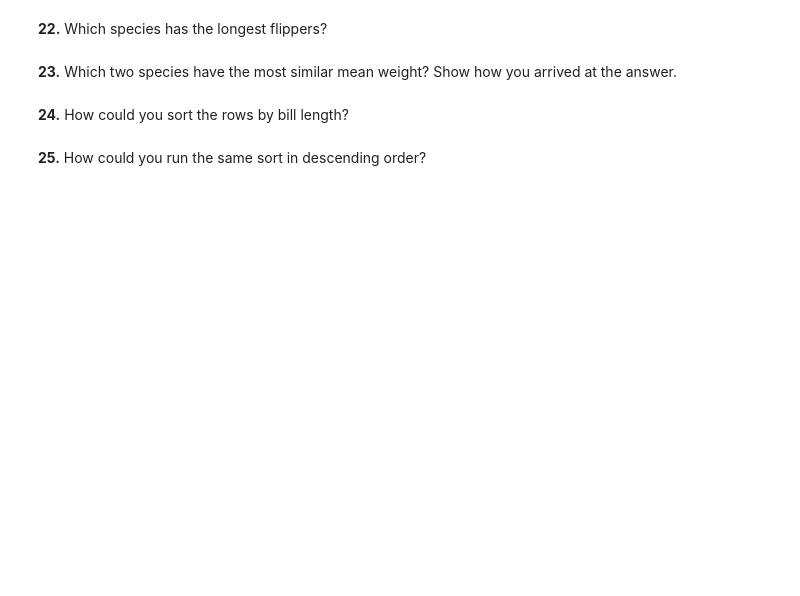
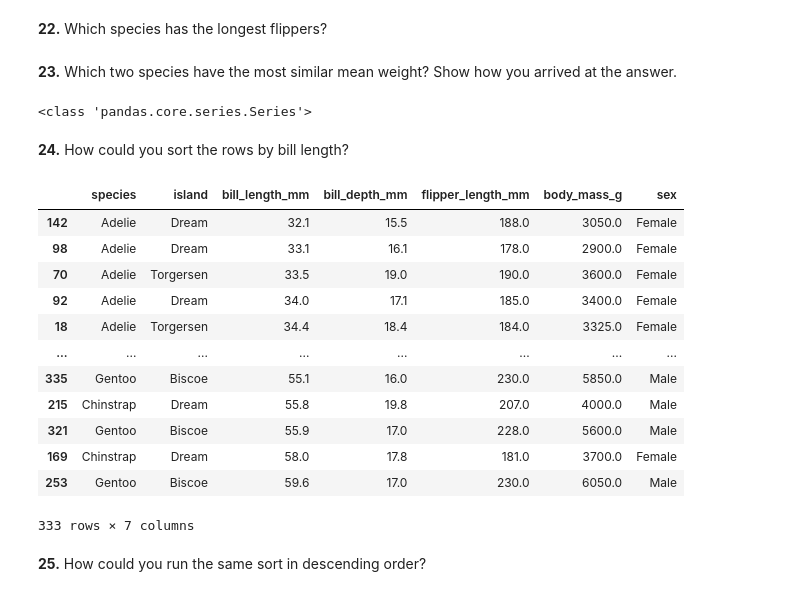
Before and after one commit to saqib-rgb/Basketball-Scoring-App, a Jupyter notebook: booksource/exercises/PandasExercises.ipynb, the cells around one changed output. Cells and saved outputs as stored; diff of their text form; code cells hidden in the pictures; blank space fills up the shorter version.

```diff
--- a/booksource/exercises/PandasExercises.ipynb
+++ b/booksource/exercises/PandasExercises.ipynb
@@ -76,3 +165,6 @@ df_penguins = sb.load_dataset('penguins')
 **17.** How can we override the default?
 # %% [markdown]
 **18.** Create a new DataFrame, df_penguins_full, with the missing data deleted.
+# %%
+df_penguins_full = df_penguins.dropna()
+df_penguins_full.head()
@@ -86,7 +202,27 @@ df_penguins = sb.load_dataset('penguins')
 **22.** Which species has the longest flippers?
 # %% [markdown]
 **23.** Which two species have the most similar mean weight?  Show how you arrived at the answer.
+# %%
+print(type(df_penguins_full.groupby("species")["body_mass_g"].mean()))
+# %% [output]
+<class 'pandas.core.series.Series'>
 # %% [markdown]
 **24.** How could you sort the rows by bill length?
+# %%
+df_penguins_full.sort_values("bill_length_mm")
+# %% [output]
+|  | species | island | bill_length_mm | bill_depth_mm | flipper_length_mm | body_mass_g | sex |
+| 142 | Adelie | Dream | 32.1 | 15.5 | 188.0 | 3050.0 | Female |
+| 98 | Adelie | Dream | 33.1 | 16.1 | 178.0 | 2900.0 | Female |
+| 70 | Adelie | Torgersen | 33.5 | 19.0 | 190.0 | 3600.0 | Female |
+| 92 | Adelie | Dream | 34.0 | 17.1 | 185.0 | 3400.0 | Female |
+| 18 | Adelie | Torgersen | 34.4 | 18.4 | 184.0 | 3325.0 | Female |
+| ... | ... | ... | ... | ... | ... | ... | ... |
+| 335 | Gentoo | Biscoe | 55.1 | 16.0 | 230.0 | 5850.0 | Male |
+| 215 | Chinstrap | Dream | 55.8 | 19.8 | 207.0 | 4000.0 | Male |
+| 321 | Gentoo | Biscoe | 55.9 | 17.0 | 228.0 | 5600.0 | Male |
+| 169 | Chinstrap | Dream | 58.0 | 17.8 | 181.0 | 3700.0 | Female |
+| 253 | Gentoo | Biscoe | 59.6 | 17.0 | 230.0 | 6050.0 | Male |
+333 rows × 7 columns
 # %% [markdown]
 **25.** How could you run the same sort in descending order?
```
Also changed, not shown: parts of 36 cells of this notebook.
